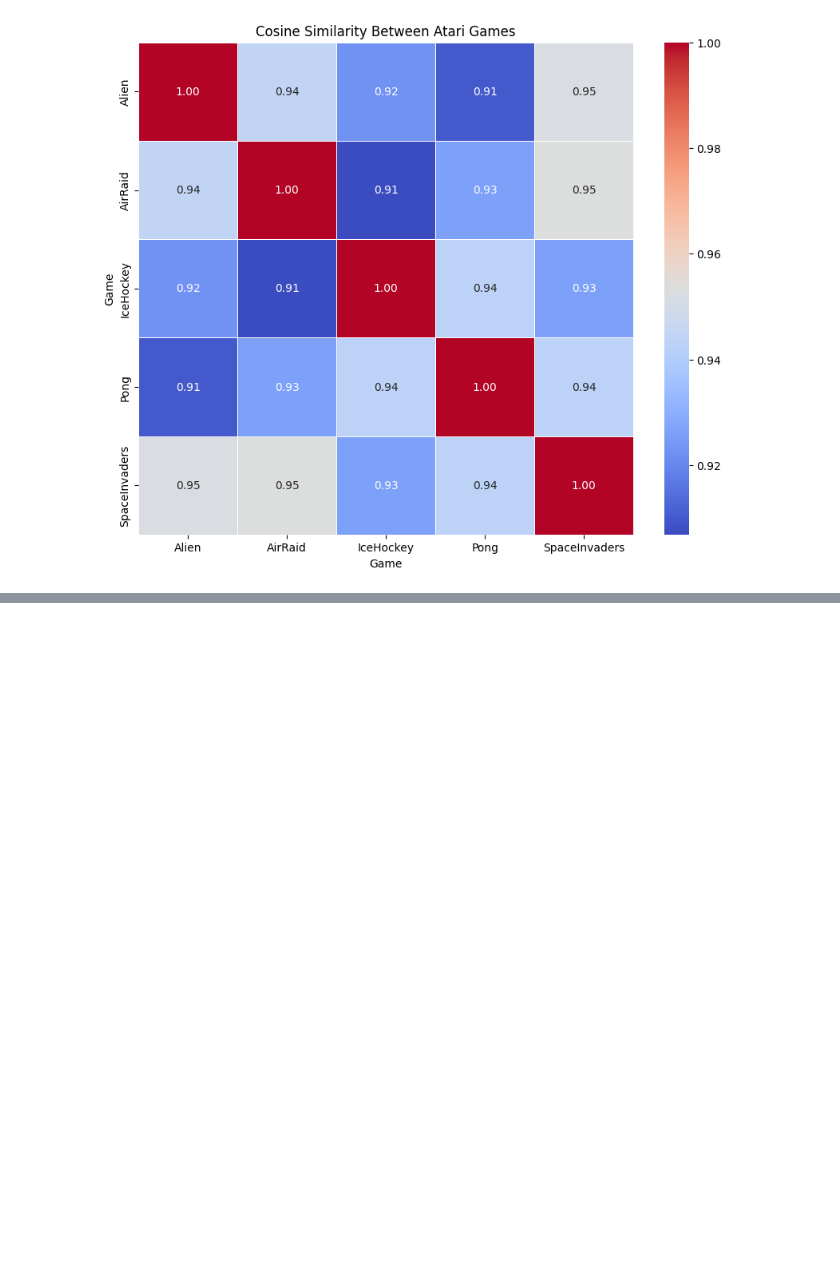
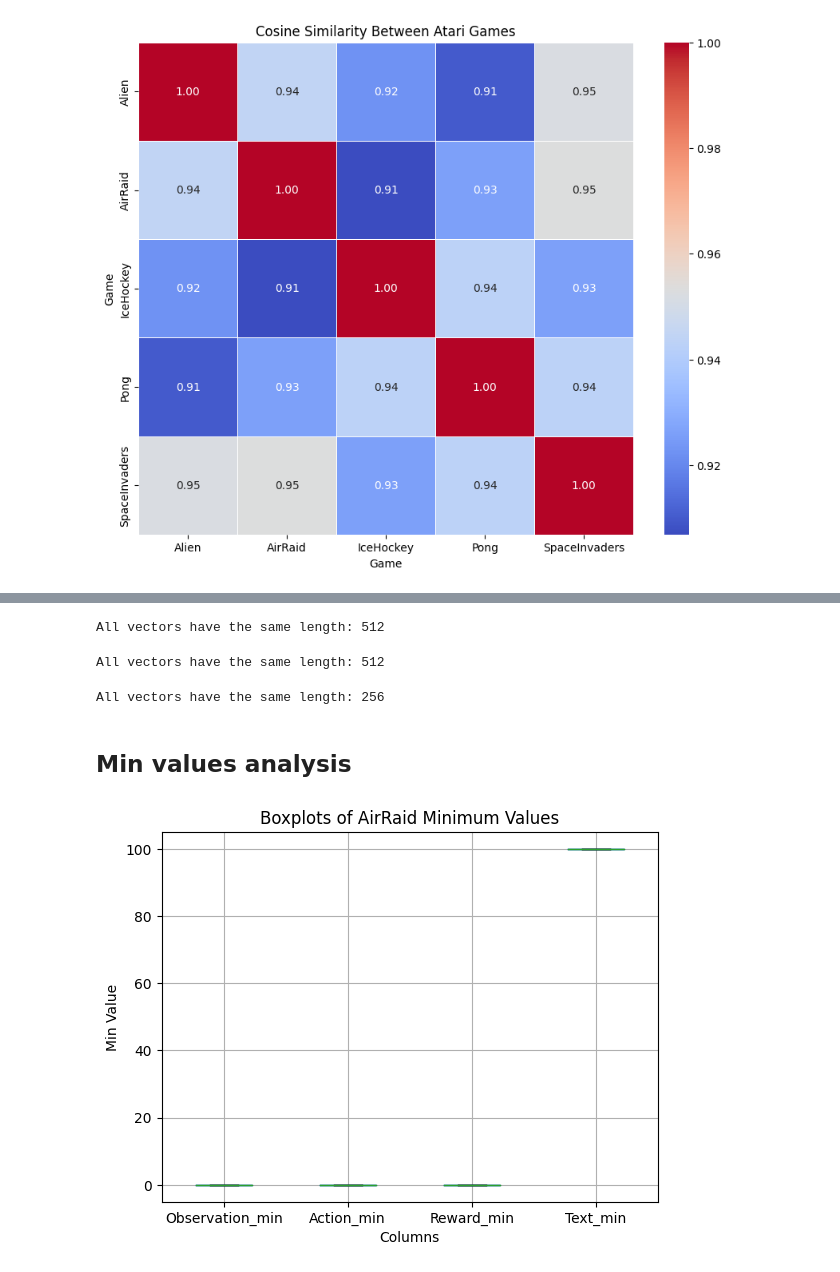
Before and after one commit to Jek9884/Master-Thesis, a Jupyter notebook: embeddings_clustering.ipynb, the cells around one changed output, grey strips where cells are left out. Drawn from its saved outputs; the diff is of its cells as text; code cells hidden in the pictures; blank space fills up the shorter version.

```diff
--- a/embeddings_clustering.ipynb
+++ b/embeddings_clustering.ipynb
@@ -947,0 +279,9 @@ plt.show()
+# %%
+cut = 512
+
+# Exclude all the rows with an Action or a Reward smaller than cut
+data = data[data['Action'].apply(lambda x: len(x)) >= cut]
+data = data[data['Reward'].apply(lambda x: len(x)) >= cut]
+
+data['Action'] = data['Action'].apply(lambda x: x[len(x)-cut:])
+data['Reward'] = data['Reward'].apply(lambda x: x[len(x)-cut:])
@@ -947,0 +319,2 @@ plt.show()
+# %%
+data_tmp = data.copy(deep=True)
@@ -947,0 +335,34 @@ plt.show()
+# %%
+check_len(data_tmp, 'Action', 512)
+# %% [output]
+All vectors have the same length: 512
+# %%
+check_len(data_tmp, 'Reward', 512)
+# %% [output]
+All vectors have the same length: 512
+# %%
+check_len(data_tmp, 'Text', 256)
+# %% [output]
+All vectors have the same length: 256
+# %% [markdown]
+## Min values analysis
+# %%
+def get_min_values_boxplot(dataframe, game, columns):
+
+    dataframe_tmp = dataframe[dataframe['Game'] == game].copy(deep=True)
+
+    for column in columns:
+        min_values = np.min(dataframe_tmp[column].tolist(), axis=1)
+        dataframe_tmp[f'{column}_min'] = min_values
+
+    dataframe_tmp.boxplot(column=[f'{col}_min' for col in columns])
+    plt.title(f'Boxplots of {game} Minimum Values')
+    plt.ylabel('Min Value')
+    plt.xlabel('Columns')
+    plt.show()
+
+    del dataframe_tmp
+# %%
+get_min_values_boxplot(data_tmp, 'AirRaid', ['Observation', 'Action', 'Reward', 'Text'])
+# %% [output]
+[figure, added]
```
Also changed, not shown: parts of 192 cells of this notebook.
